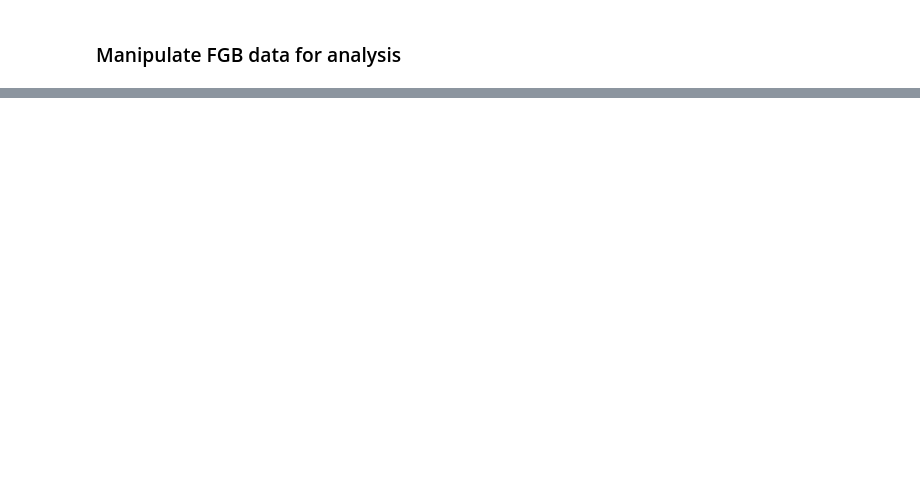
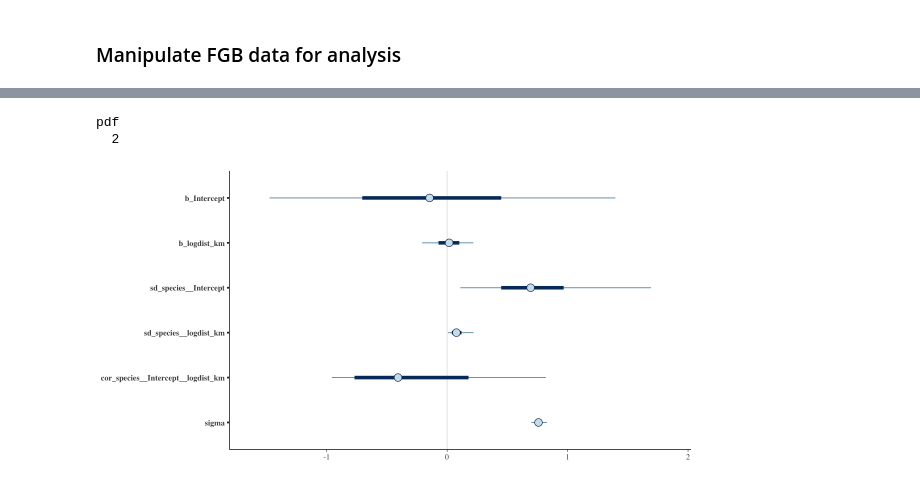
Before and after one commit to FCBT/FA-FGB, a Jupyter notebook: 2.notebook/FGB_analysis.ipynb, the cells around one changed output, grey strips where cells are left out. Saved outputs shown, nothing was run; the diff lists cells and outputs as text; code cells hidden in the pictures; blank space fills up the shorter version.

```diff
--- a/2.notebook/FGB_analysis.ipynb
+++ b/2.notebook/FGB_analysis.ipynb
@@ -300,0 +324,11 @@ save.image("../2.notebook/FGB_analysis.RData")
+# %%
+set.seed(1)
+
+bay_mod_fgb <- FGB_FC_data %>%
+filter(FC_buffer == 600) %>%
+mutate(FC_proportion = FC_percentage.value/100) %>%
+brm(bf(std_fgb ~ FC_proportion*log(dist_km) + (log(dist_km) | species), sigma ~ log(dist_km) + (log(dist_km)|species)),
+    data = .,
+    family = gaussian,
+    cores = 4, chains = 1, iter = 10000,
+    control=list(adapt_delta = 0.99))
@@ -300,0 +426,11 @@ save.image("../2.notebook/FGB_analysis.RData")
+# %%
+options(repr.plot.width=10, repr.plot.height=5)
+mcmc_plot(bay_mod_fgb)
+
+png(file="../2.results/plots/bayes_fgb_coef.png", width=7, height = 10, units="in", res = 1200)
+mcmc_plot(bay_mod_fgb)
+dev.off()
+# %% [output]
+pdf
+  2
+[figure, added]
```
Also changed, not shown: parts of 54 cells of this notebook.
